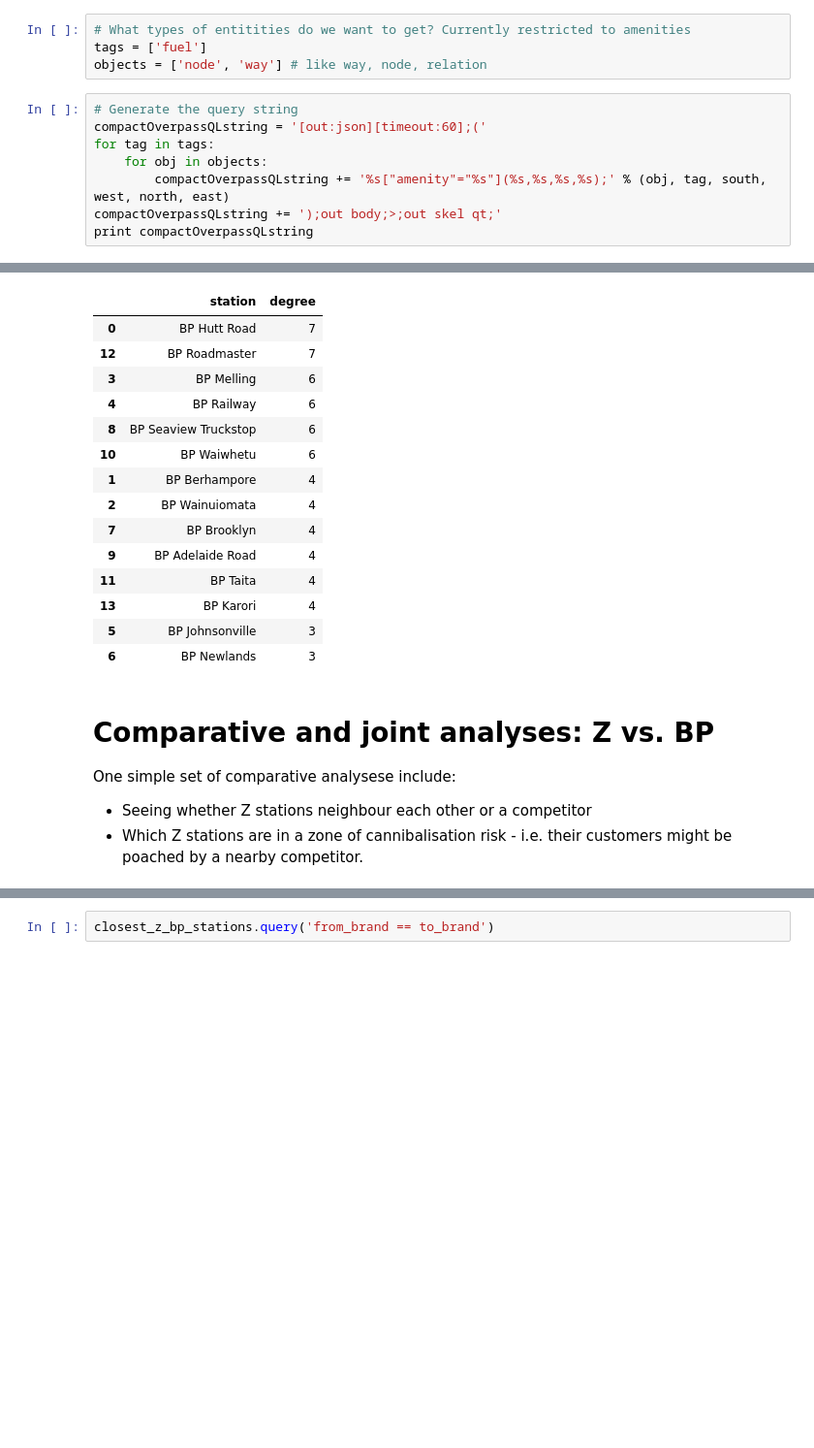
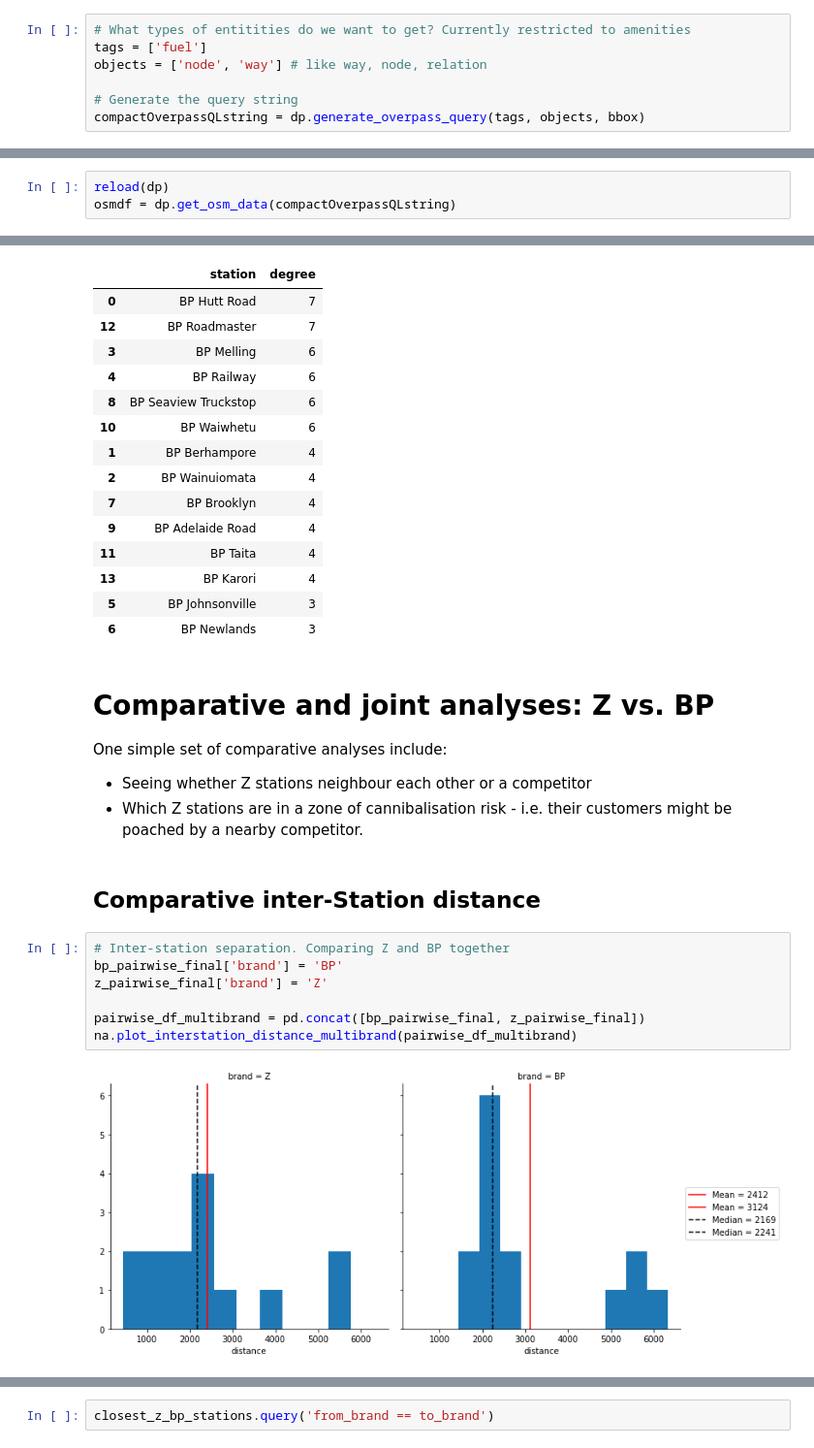
Before and after one commit to shriv/fuel-stations, a Jupyter notebook: Fuel Stations Analysis.ipynb, the cells around one changed output, grey strips where cells are left out. Shown at 97% size. Drawn from its saved outputs; the diff is of its cells as text; blank space fills up the shorter version.

```diff
--- a/Fuel Stations Analysis.ipynb
+++ b/Fuel Stations Analysis.ipynb
@@ -103,11 +111,6 @@ More information about the entities of Open Street Maps can be found [here](http
 # What types of entitities do we want to get? Currently restricted to amenities
 tags = ['fuel']
 objects = ['node', 'way'] # like way, node, relation
+
+# Generate the query string
+compactOverpassQLstring = dp.generate_overpass_query(tags, objects, bbox)
-# %%
-# Generate the query string
-compactOverpassQLstring = '[out:json][timeout:60];('
-for tag in tags:
-    for obj in objects:
-        compactOverpassQLstring += '%s["amenity"="%s"](%s,%s,%s,%s);' % (obj, tag, south, west, north, east)
-compactOverpassQLstring += ');out body;>;out skel qt;'
-print compactOverpassQLstring
@@ -140,3 +120,6 @@ osmdf = pd.DataFrame(osmdata)
+# %%
+reload(dp)
+osmdf = dp.get_osm_data(compactOverpassQLstring)
 # %%
 # Isolate a subset of useful attributes per fuel station
 sub_df = (osmdf[['id', 'lat', 'lon', 'name', 'operator', 'brand', 'type']]
@@ -335,6 +318,17 @@ bp_degree
 | 6 | BP Newlands | 3 |
 # %% [markdown]
 # Comparative and joint analyses: Z vs. BP
-One simple set of comparative analysese include:
+One simple set of comparative analyses include:
 - Seeing whether Z stations neighbour each other or a competitor
 - Which Z stations are in a zone of cannibalisation risk - i.e. their customers might be poached by a nearby competitor.
+# %% [markdown]
+## Comparative inter-Station distance
+# %%
+# Inter-station separation. Comparing Z and BP together
+bp_pairwise_final['brand'] = 'BP'
+z_pairwise_final['brand'] = 'Z'
+
+pairwise_df_multibrand = pd.concat([bp_pairwise_final, z_pairwise_final])
+na.plot_interstation_distance_multibrand(pairwise_df_multibrand)
+# %% [output]
+[figure, added]
```
Also changed, not shown: parts of 22 cells of this notebook, 1 other file.
